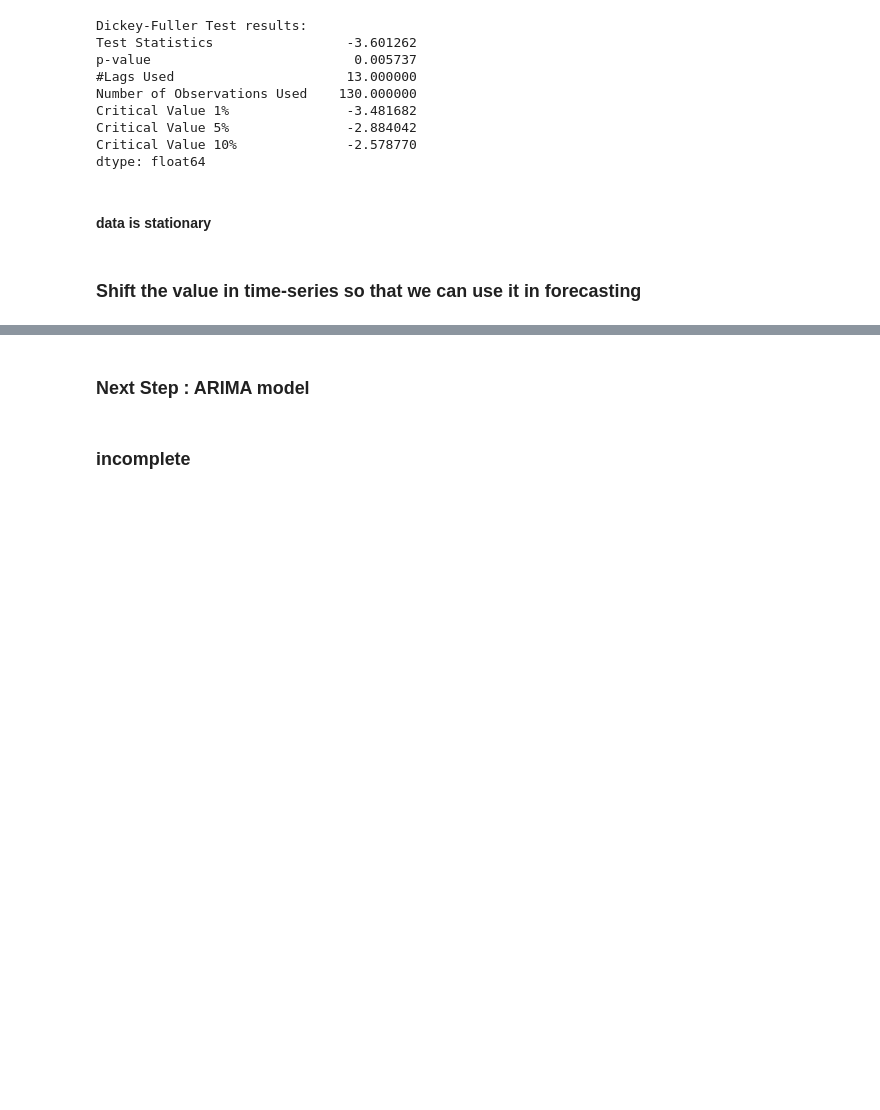
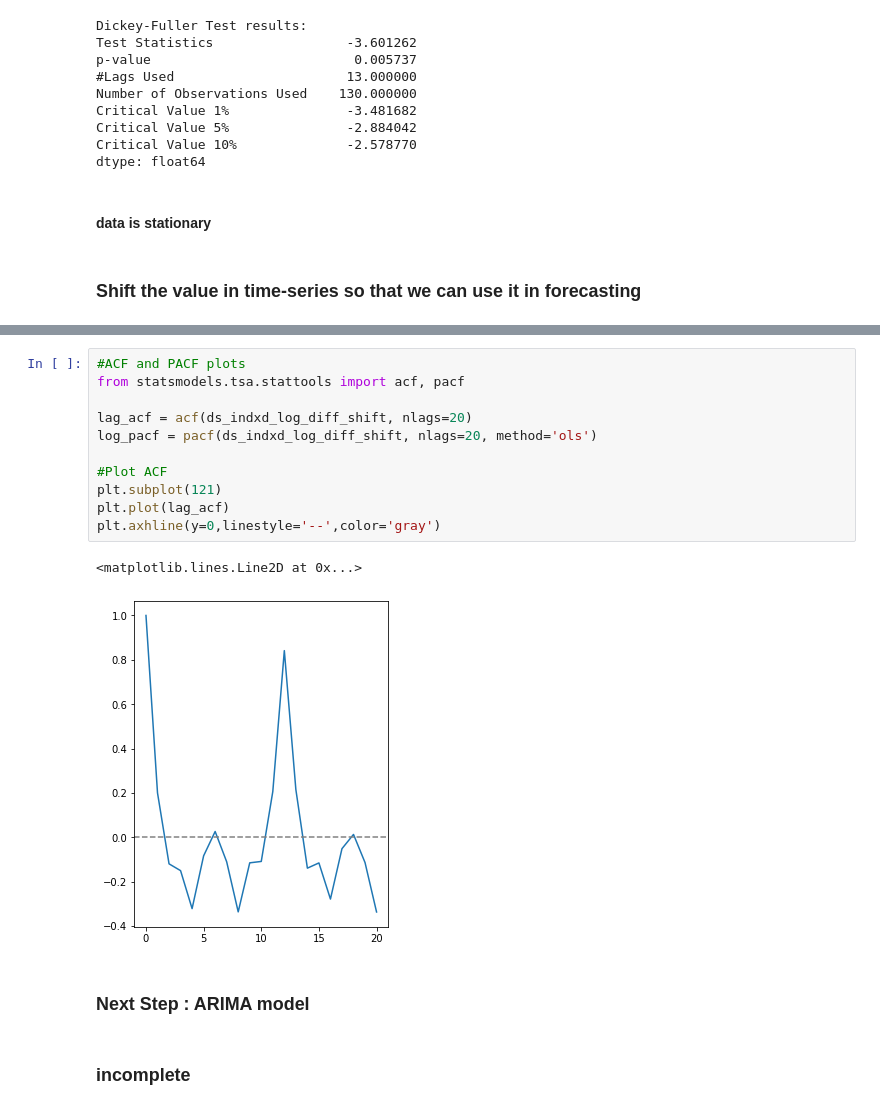
Before and after one commit to emddarn/time-series-prediction, a Jupyter notebook: time_series_prediction.ipynb, the cells around one changed output, grey strips where cells are left out. Drawn from its saved outputs; the diff is of its cells as text; blank space fills up the shorter version.

```diff
--- a/time_series_prediction.ipynb
+++ b/time_series_prediction.ipynb
@@ -210,3 +302,17 @@ dtype: float64
+# %%
+#ACF and PACF plots
+from statsmodels.tsa.stattools import acf, pacf
+
+lag_acf = acf(ds_indxd_log_diff_shift, nlags=20)
+log_pacf = pacf(ds_indxd_log_diff_shift, nlags=20, method='ols')
+
+#Plot ACF
+plt.subplot(121)
+plt.plot(lag_acf)
+plt.axhline(y=0,linestyle='--',color='gray')
+# %% [output]
+<matplotlib.lines.Line2D at 0x...>
+[figure, added]
 # %% [markdown]
 ### Next Step : ARIMA model
 # %% [markdown]
```
Also changed, not shown: parts of 10 cells of this notebook.
